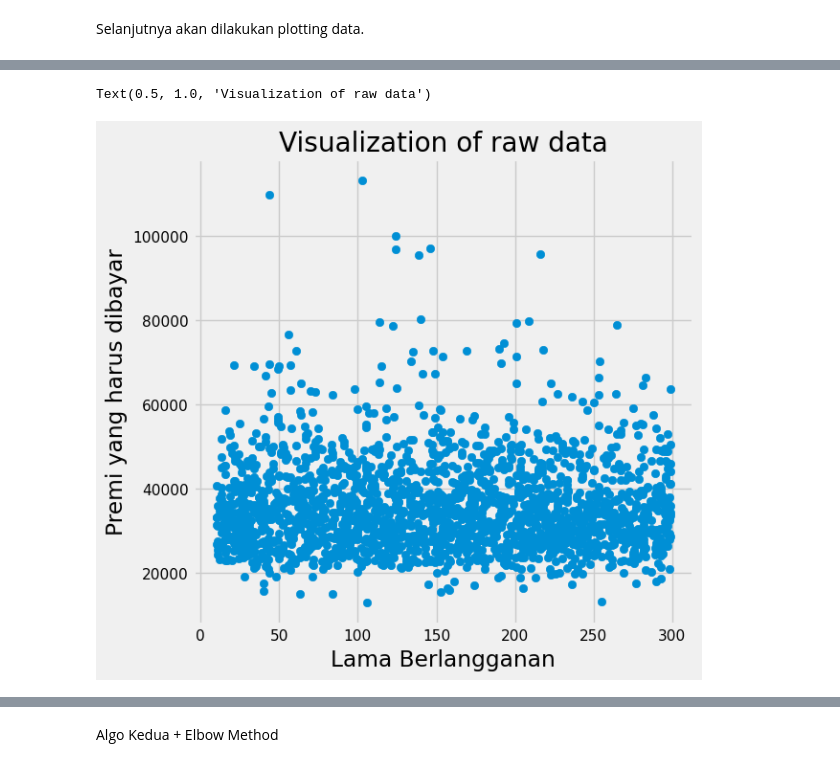
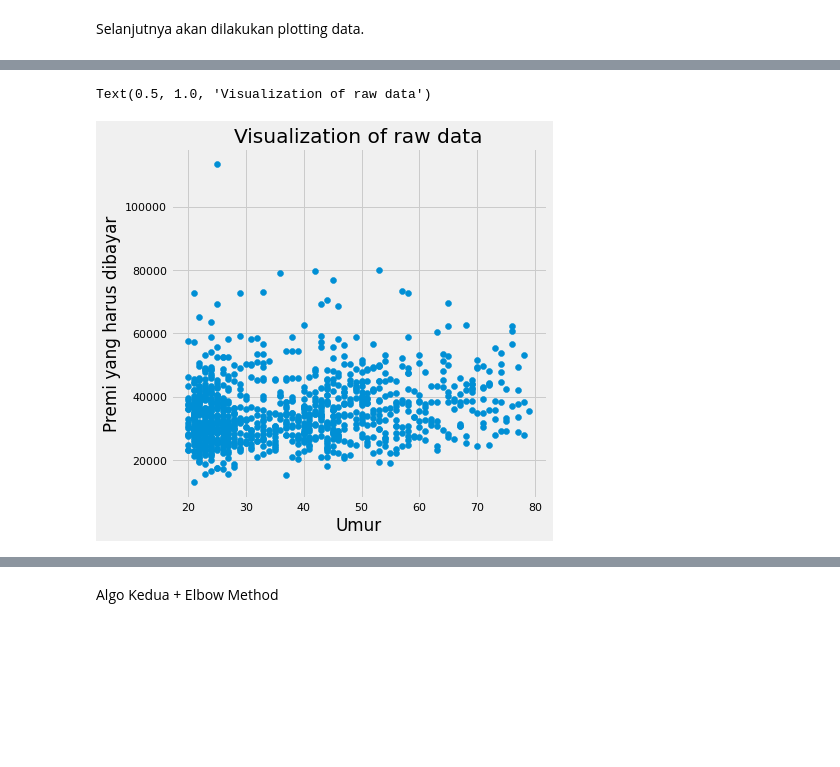
Before and after one commit to farisazizy/Artificial-Intelligence, a Jupyter notebook: clustering.ipynb, the cells around one changed output, grey strips where cells are left out. Drawn from its saved outputs; the diff is of its cells as text; code cells hidden in the pictures; blank space fills up the shorter version.

```diff
--- a/clustering.ipynb
+++ b/clustering.ipynb
@@ -172,14 +198,14 @@ filterwarnings('ignore')
 # %%
-data = df[['Lama_Berlangganan', 'Premi']].copy()
-data = data.drop(data[data.Premi == data.Premi.min()].index)
-data = data.drop(data[data.Premi == data.Premi.min()].index)
-data = data[:2000] #Hanya menggunakan 2000 data
+df1 = df[['Umur', 'Premi']].copy()
+df1 = df1.drop(df1[df1.Premi == df1.Premi.min()].index)
+#data = data.drop(data[data.Premi == data.Premi.min()].index)
+df1 = df1[:1000] #Hanya menggunakan 1000 data
 # %%
 plt.figure(figsize=(6, 6))
-plt.scatter(data.iloc[:, 0], data.iloc[:, 1])
+plt.scatter(df1.iloc[:, 0], df1.iloc[:, 1])
 plt.ylabel('Premi yang harus dibayar')
-plt.xlabel('Lama Berlangganan')
+plt.xlabel('Umur')
 plt.title('Visualization of raw data')
 # %% [output]
 Text(0.5, 1.0, 'Visualization of raw data')
-[figure, old version]
+[figure, new version]
```
Also changed, not shown: parts of 9 cells of this notebook.
